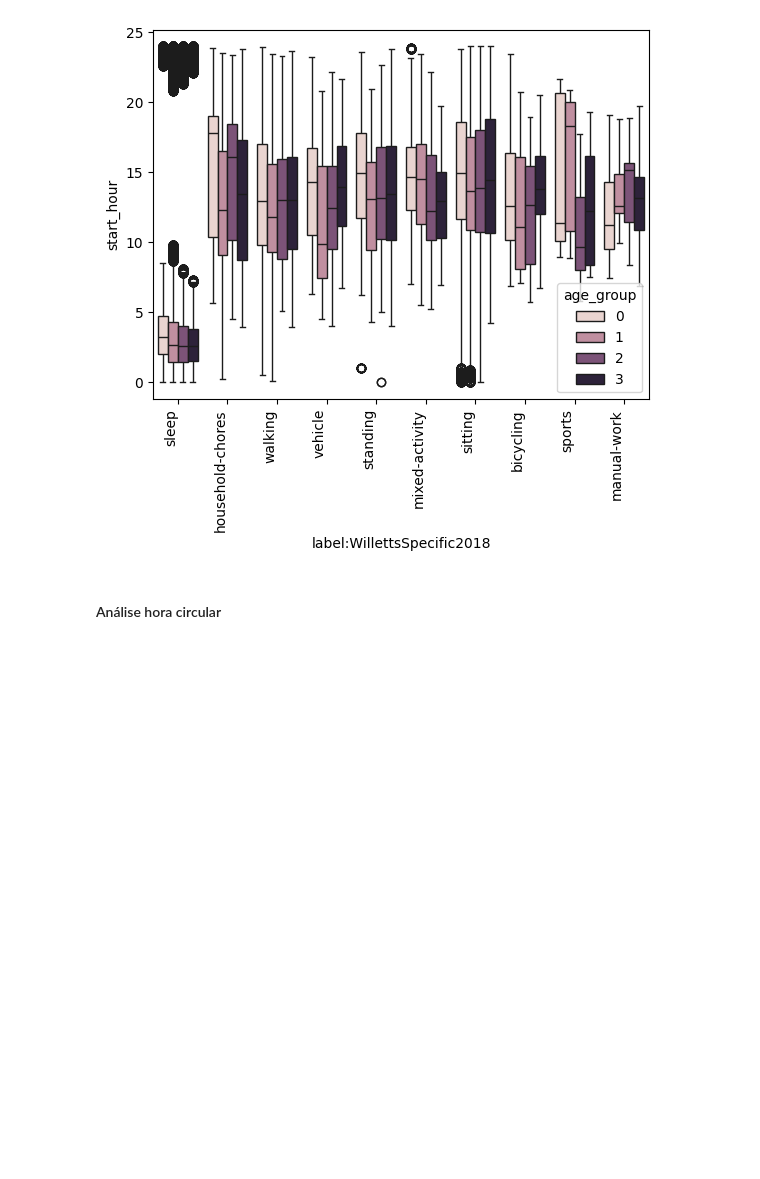
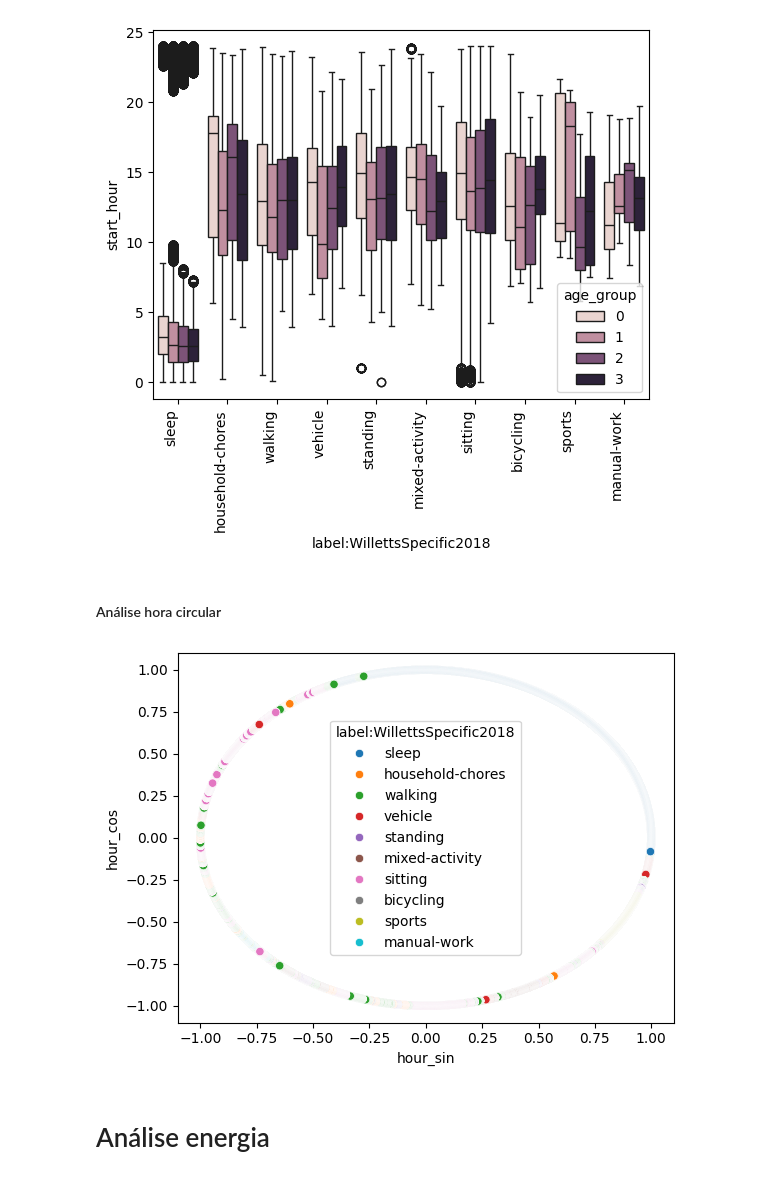
Before and after one commit to LianaBernat/wearable-project, a Jupyter notebook: notebooks/EDA - Liana.ipynb, the cells around one changed output. Cells and saved outputs as stored; diff of their text form; code cells hidden in the pictures; blank space fills up the shorter version.

```diff
--- a/notebooks/EDA - Liana.ipynb
+++ b/notebooks/EDA - Liana.ipynb
@@ -253,3 +252,12 @@ plt.show()
 [figure]
 # %% [markdown]
 #### Análise hora circular
+# %%
+ax = sns.scatterplot(data=df_all, x='hour_sin', y="hour_cos", hue="label:WillettsSpecific2018")
+
+#plt.xticks(rotation=90, ha='right')
+plt.show()
+# %% [output]
+[figure, added]
+# %% [markdown]
+# Análise energia
```
Also changed, not shown: parts of 13 cells of this notebook, 2 other files.
